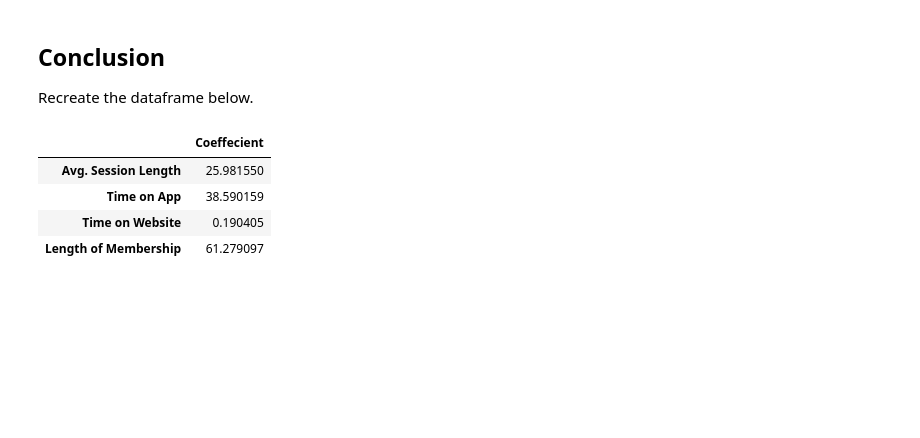
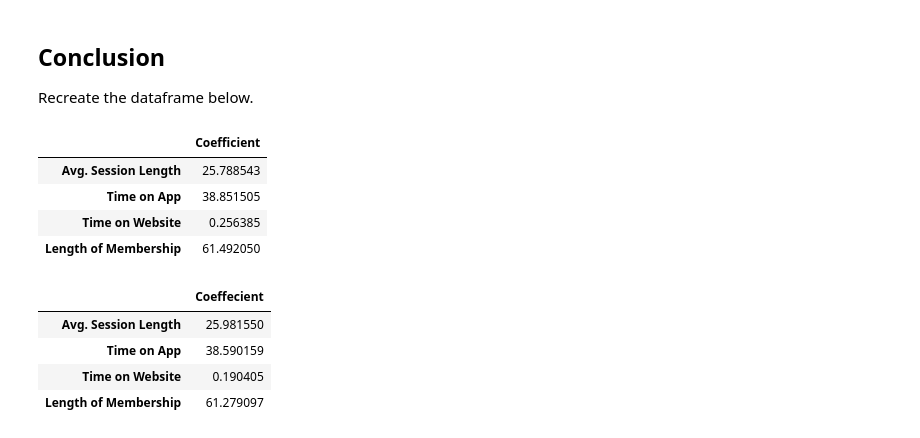
Before and after one commit to k21k/Python-Notes, a Jupyter notebook: Exercises - Qasim/Machine Learning/Linear Regression/Linear Regression (Part 2).ipynb, the cells around one changed output. Cells and saved outputs as stored; diff of their text form; code cells hidden in the pictures; blank space fills up the shorter version.

```diff
--- a/Exercises - Qasim/Machine Learning/Linear Regression/Linear Regression (Part 2).ipynb
+++ b/Exercises - Qasim/Machine Learning/Linear Regression/Linear Regression (Part 2).ipynb
@@ -71,3 +91,5 @@ df.describe()
 [figure]
 # %% [markdown]
 ## Training and Testing Data
+# %%
+df = df.drop(['Email','Address','Avatar'],1)
@@ -99,6 +164,15 @@ RMSE: 8.93381506698
 ## Conclusion
 
 Recreate the dataframe below.
+# %%
+coeff_df = pd.DataFrame(linreg.coef_,X.columns,columns=['Coefficient'])
+coeff_df
+# %% [output]
+|  | Coefficient |
+| Avg. Session Length | 25.788543 |
+| Time on App | 38.851505 |
+| Time on Website | 0.256385 |
+| Length of Membership | 61.492050 |
 # %%
 coef
 # %% [output]
```
Also changed, not shown: parts of 20 cells of this notebook.
